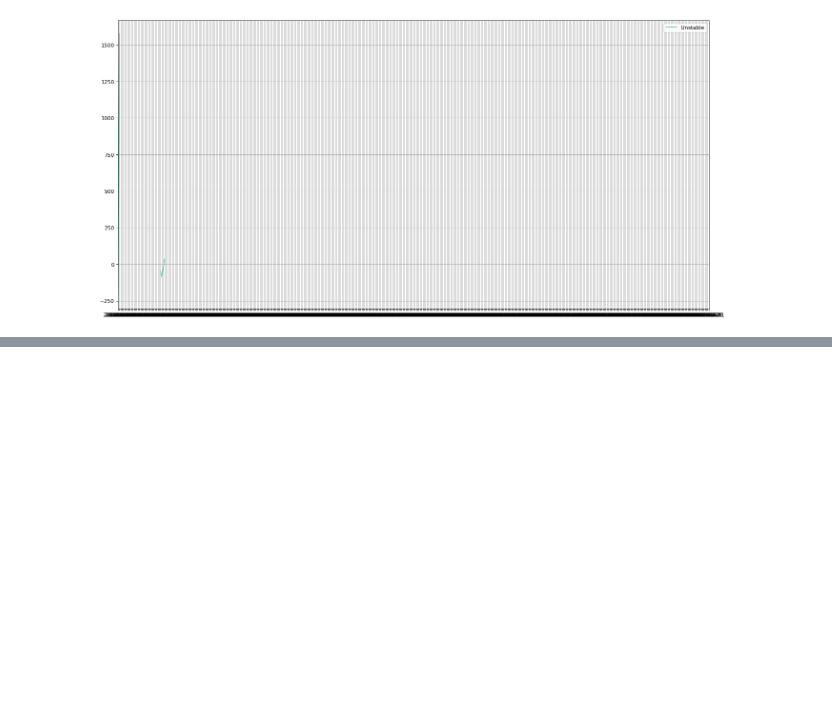
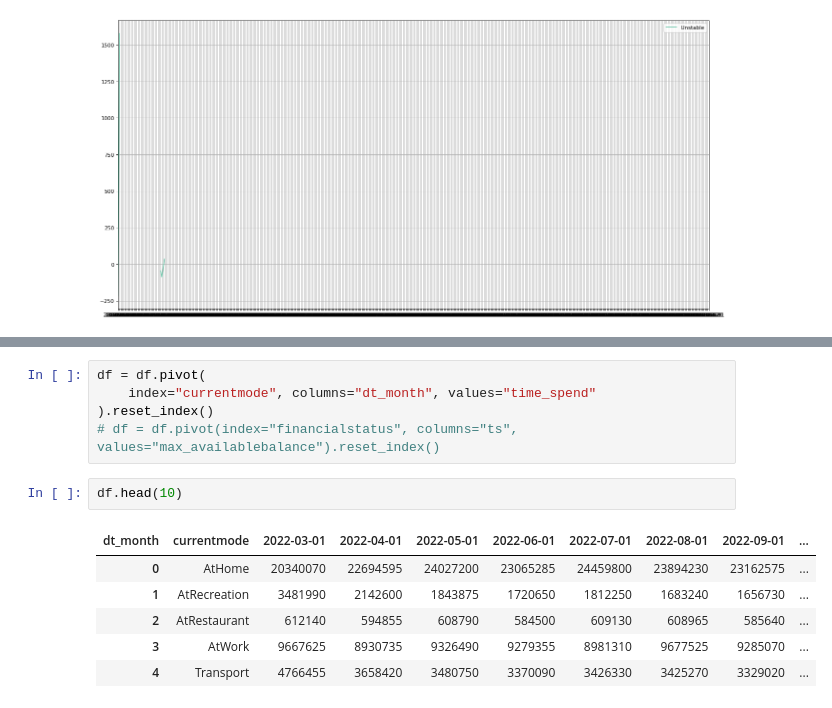
Before and after one commit to blukitas/Viz_2022_Grupo_4, a Jupyter notebook: docker/Notebooks/01.financial_status_over_time.ipynb, the cells around one changed output, grey strips where cells are left out. Cells and saved outputs as stored; diff of their text form; blank space fills up the shorter version.

```diff
--- a/docker/Notebooks/01.financial_status_over_time.ipynb
+++ b/docker/Notebooks/01.financial_status_over_time.ipynb
@@ -105,0 +156,14 @@ plt.show()
+# %%
+df = df.pivot(
+    index="currentmode", columns="dt_month", values="time_spend"
+).reset_index()
+# df = df.pivot(index="financialstatus", columns="ts", values="max_availablebalance").reset_index()
+# %%
+df.head(10)
+# %% [output]
+| dt_month | currentmode | 2022-03-01 | 2022-04-01 | 2022-05-01 | 2022-06-01 | 2022-07-01 | 2022-08-01 | 2022-09-01 | ... |
+| 0 | AtHome | 20340070 | 22694595 | 24027200 | 23065285 | 24459800 | 23894230 | 23162575 | ... |
+| 1 | AtRecreation | 3481990 | 2142600 | 1843875 | 1720650 | 1812250 | 1683240 | 1656730 | ... |
+| 2 | AtRestaurant | 612140 | 594855 | 608790 | 584500 | 609130 | 608965 | 585640 | ... |
+| 3 | AtWork | 9667625 | 8930735 | 9326490 | 9279355 | 8981310 | 9677525 | 9285070 | ... |
+| 4 | Transport | 4766455 | 3658420 | 3480750 | 3370090 | 3426330 | 3425270 | 3329020 | ... |
```
Also changed, not shown: parts of 10 cells of this notebook, 1 other file.
